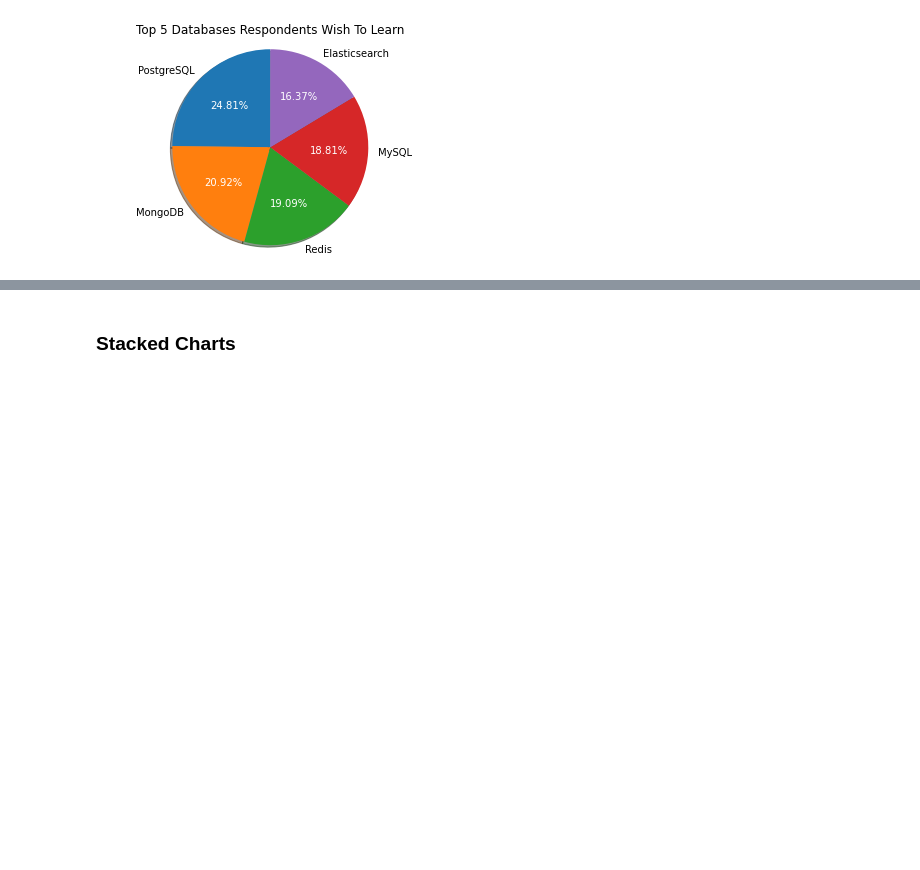
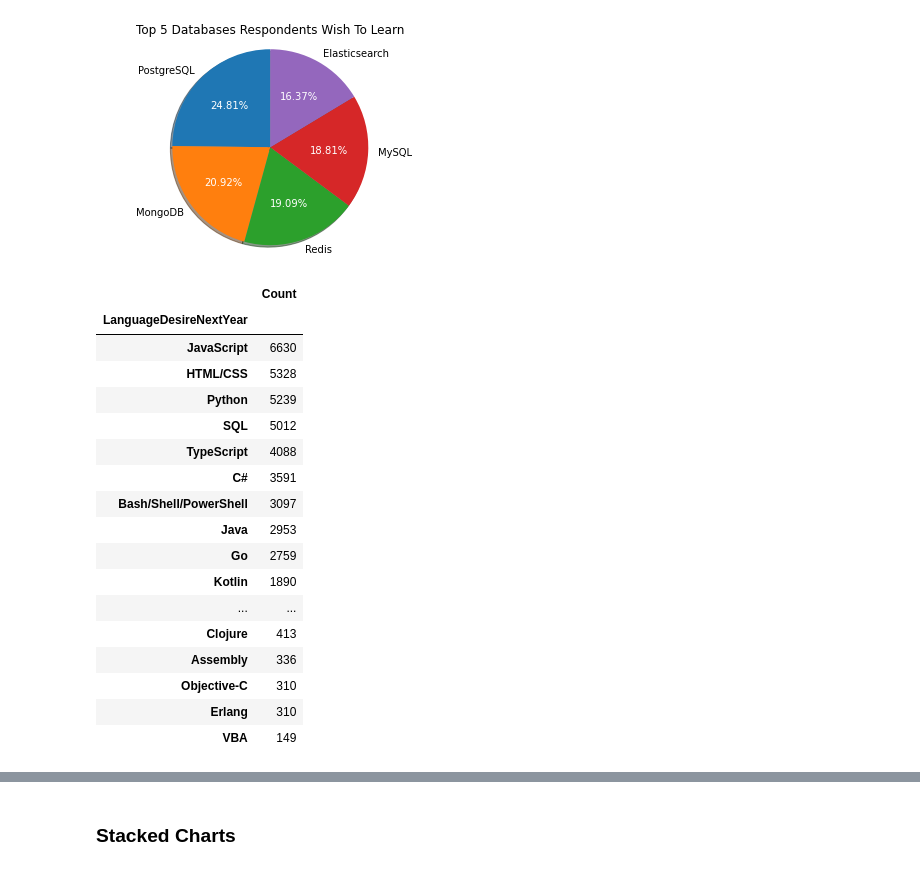
Before and after one commit to danwas915/testrep, a Jupyter notebook: M4DataVisualization-lab.ipynb, the cells around one changed output, grey strips where cells are left out. Drawn from its saved outputs; the diff is of its cells as text; code cells hidden in the pictures; blank space fills up the shorter version.

```diff
--- a/M4DataVisualization-lab.ipynb
+++ b/M4DataVisualization-lab.ipynb
@@ -259,3 +259,36 @@ plt.axis('equal')
 plt.show()
 # %% [output]
 [figure]
+# %%
+QUERY = """
+
+select count(LanguageDesireNextYear) as Count,LanguageDesireNextYear
+from LanguageDesireNextYear
+group by LanguageDesireNextYear
+order by count(LanguageDesireNextYear) DESC
+
+"""
+
+df3=pd.read_sql_query(QUERY,conn)
+
+df3.set_index('LanguageDesireNextYear',inplace=True)
+df3
+# %% [output]
+|  | Count |
+| LanguageDesireNextYear |  |
+| JavaScript | 6630 |
+| HTML/CSS | 5328 |
+| Python | 5239 |
+| SQL | 5012 |
+| TypeScript | 4088 |
+| C# | 3591 |
+| Bash/Shell/PowerShell | 3097 |
+| Java | 2953 |
+| Go | 2759 |
+| Kotlin | 1890 |
+| ... | ... |
+| Clojure | 413 |
+| Assembly | 336 |
+| Objective-C | 310 |
+| Erlang | 310 |
+| VBA | 149 |
```
Also changed, not shown: parts of 6 cells of this notebook.
